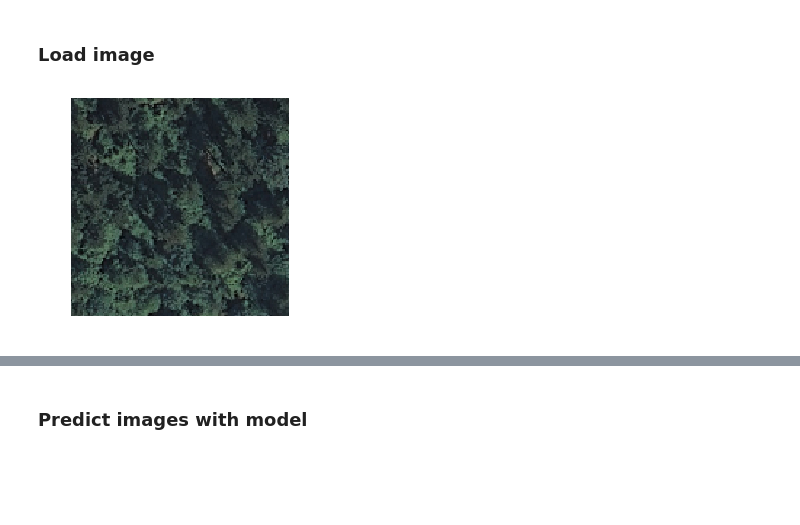
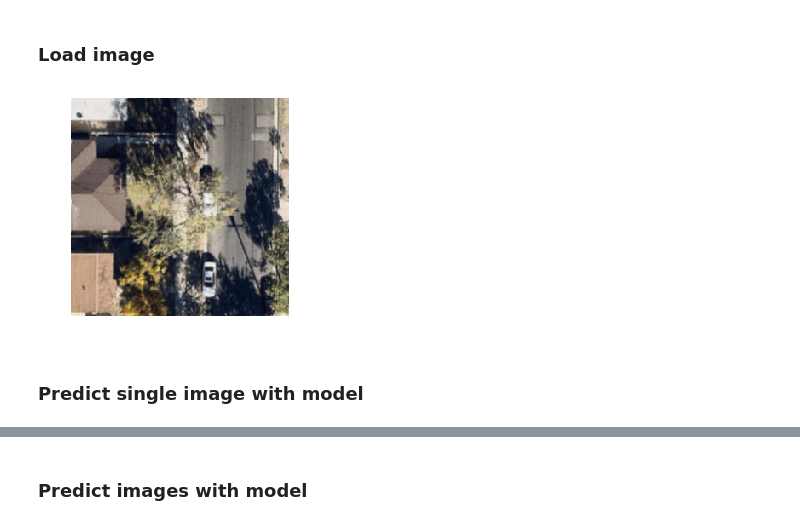
Before and after one commit to tmsbn/ArcGIS-Map-Predictor, a Jupyter notebook: scripts/model_tester_module.ipynb, the cells around one changed output, grey strips where cells are left out. Saved outputs shown, nothing was run; the diff lists cells and outputs as text; code cells hidden in the pictures; blank space fills up the shorter version.

Commit message:
Changes to readme and model trainers

```diff
--- a/scripts/model_tester_module.ipynb
+++ b/scripts/model_tester_module.ipynb
@@ -11,18 +13,21 @@ import numpy as np
 # %%
 project_dir_name = join('desktop','Esri Project')
 data_dir = join(expanduser('~'),  project_dir_name, 'original data 2')
-model_path =  join(expanduser('~'),  project_dir_name, 'models', 'map_multi_model_7.h5');
-image_path = join(expanduser('~'),  project_dir_name, 'original data','Forest81.jpg');
+model_path =  join(expanduser('~'),  project_dir_name, 'models', 'roads_model_road_detector.h5');
+image_path = join(expanduser('~'),  project_dir_name, 'datasets', 'redlands roads dataset', 'roads' , 'image_3.jpg');
+# image_path = join(expanduser('~'),  project_dir_name, 'temp data','temp sliced', 'map sliced','image_159.jpg');
 # %% [markdown]
 ### Load image
 # %%
-IMAGE_SIZE = 150
+IMAGE_SIZE = 256
 img = image.load_img(image_path, target_size=(IMAGE_SIZE, IMAGE_SIZE))
 img_tensor = image.img_to_array(img)
 img_tensor = img_tensor.reshape((1,) + img_tensor.shape)
 img_tensor /= 255.
 plt.imshow(img)
 plt.axis('off')
 plt.show()
 # %% [output]
-[figure, old version]
+[figure, new version]
+# %% [markdown]
+### Predict single image with model
```
Also changed, not shown: parts of 3 cells of this notebook, 4 other files.
